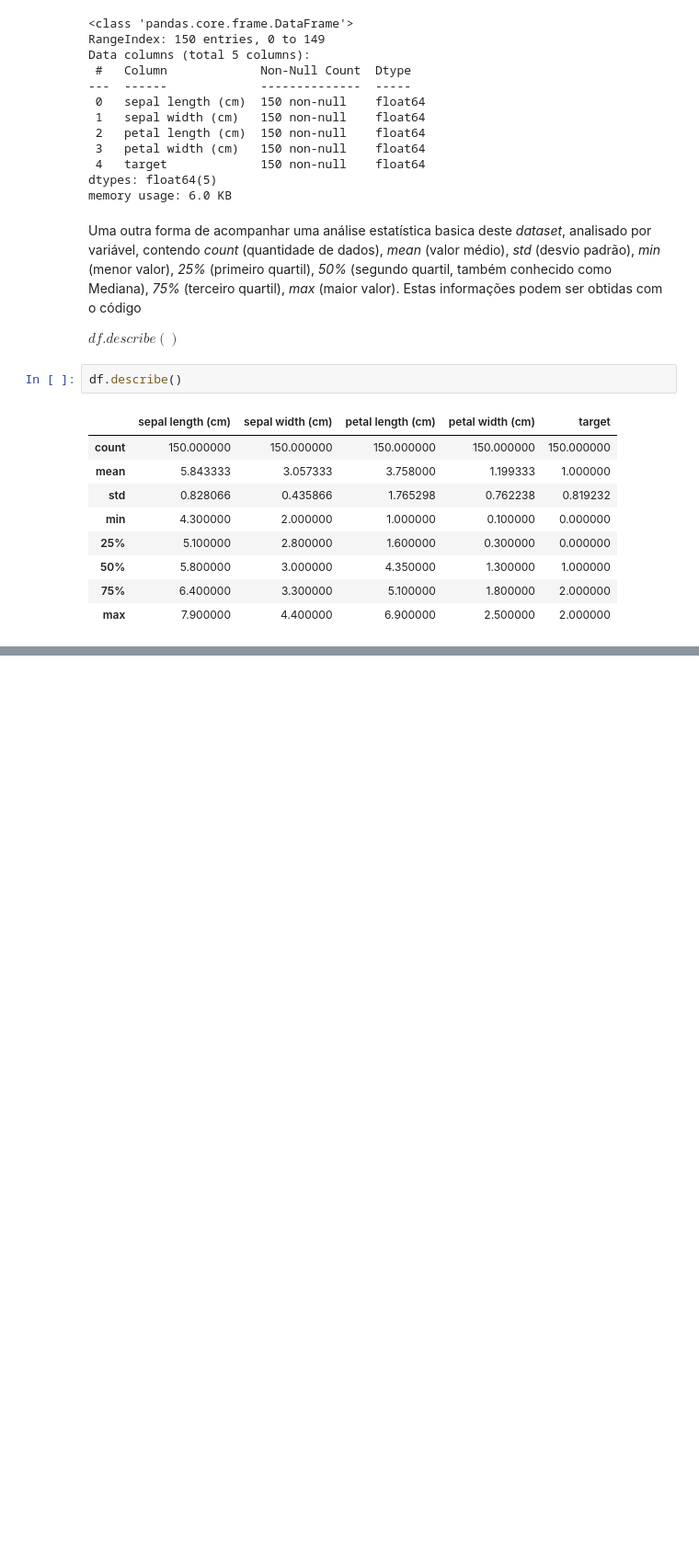
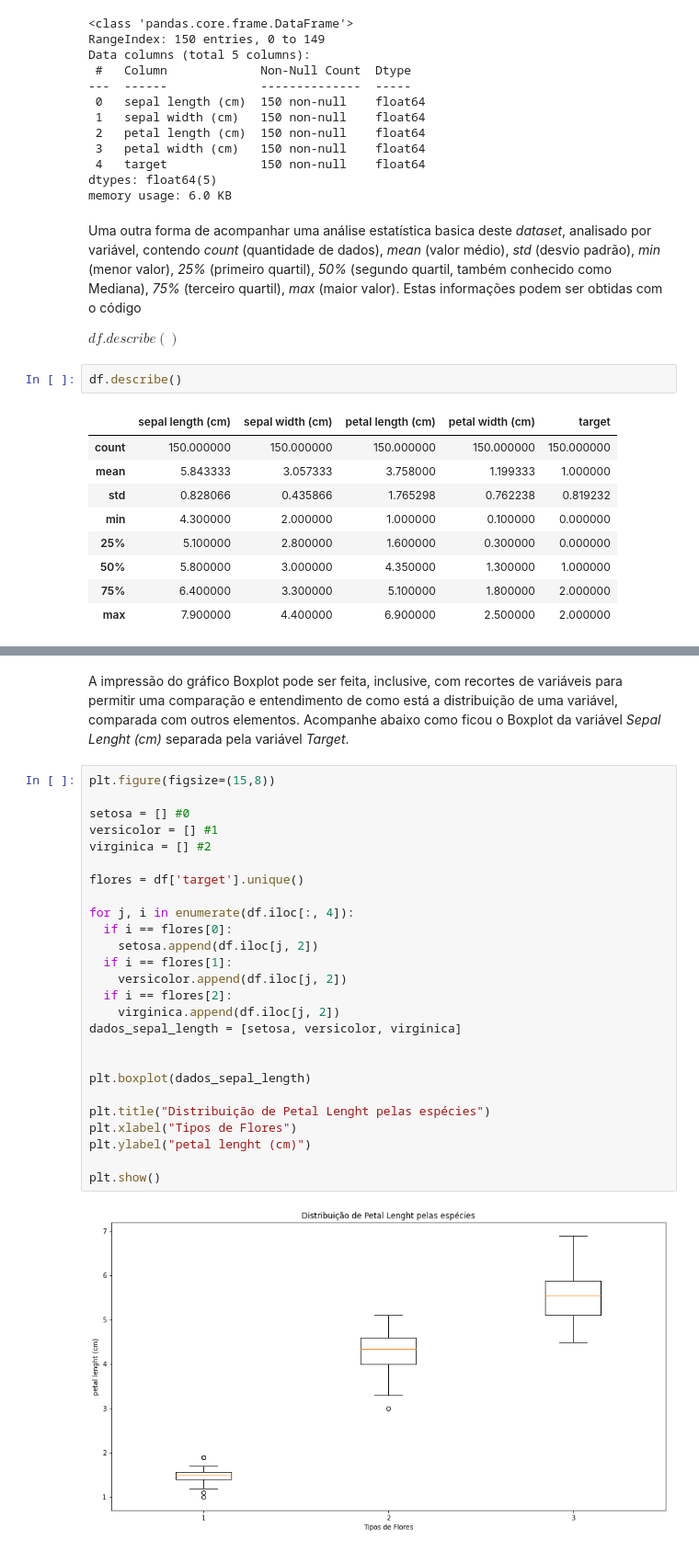
Before and after one commit to diegonogare/MachineLearning, a Jupyter notebook: analise_exploratoria_descritiva_Dataset_Iris.ipynb, the cells around one changed output, grey strips where cells are left out. Shown at 92% size. Drawn from its saved outputs; the diff is of its cells as text; blank space fills up the shorter version.

```diff
--- a/analise_exploratoria_descritiva_Dataset_Iris.ipynb
+++ b/analise_exploratoria_descritiva_Dataset_Iris.ipynb
@@ -123,0 +194,30 @@ df.describe()
+# %% [markdown]
+A impressão do gráfico Boxplot pode ser feita, inclusive, com recortes de variáveis para permitir uma comparação e entendimento de como está a distribuição de uma variável, comparada com outros elementos. Acompanhe abaixo como ficou o Boxplot da variável *Sepal Lenght (cm)* separada pela variável *Target*.
+# %%
+plt.figure(figsize=(15,8))
+
+setosa = [] #0
+versicolor = [] #1
+virginica = [] #2
+
+flores = df['target'].unique()
+
+for j, i in enumerate(df.iloc[:, 4]):
+  if i == flores[0]:
+    setosa.append(df.iloc[j, 2])
+  if i == flores[1]:
+    versicolor.append(df.iloc[j, 2])
+  if i == flores[2]:
+    virginica.append(df.iloc[j, 2])
+dados_sepal_length = [setosa, versicolor, virginica]
+
+
+plt.boxplot(dados_sepal_length)
+
+plt.title("Distribuição de Petal Lenght pelas espécies")
+plt.xlabel("Tipos de Flores")
+plt.ylabel("petal lenght (cm)")
+
+plt.show()
+# %% [output]
+[figure, added]
```
Also changed, not shown: parts of 10 cells of this notebook.
